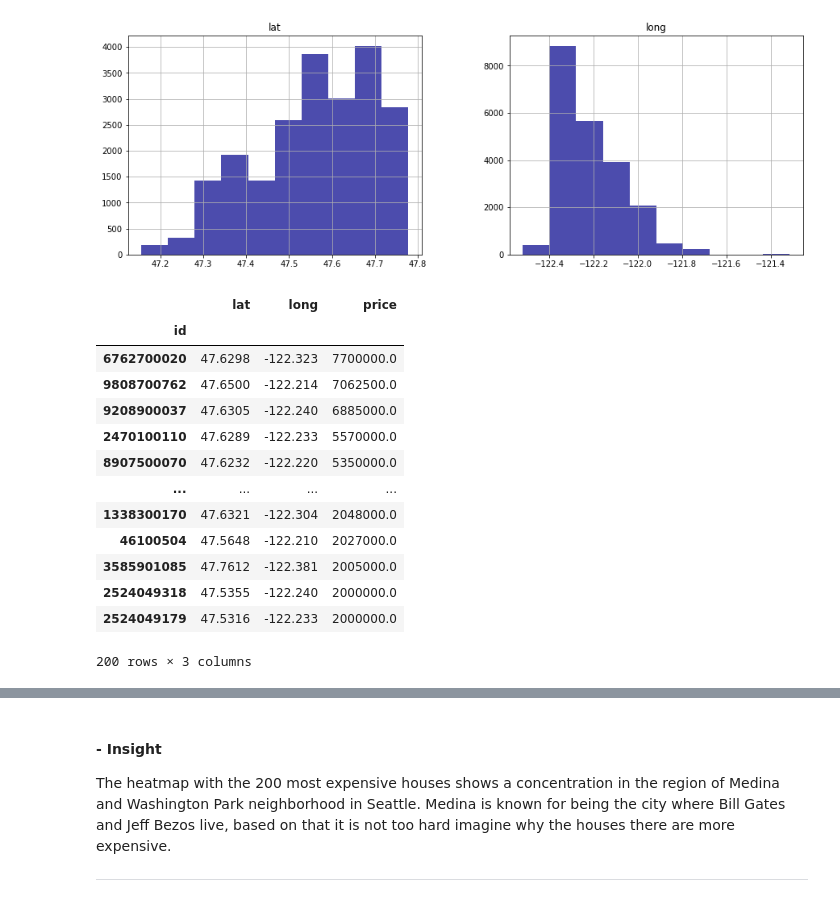
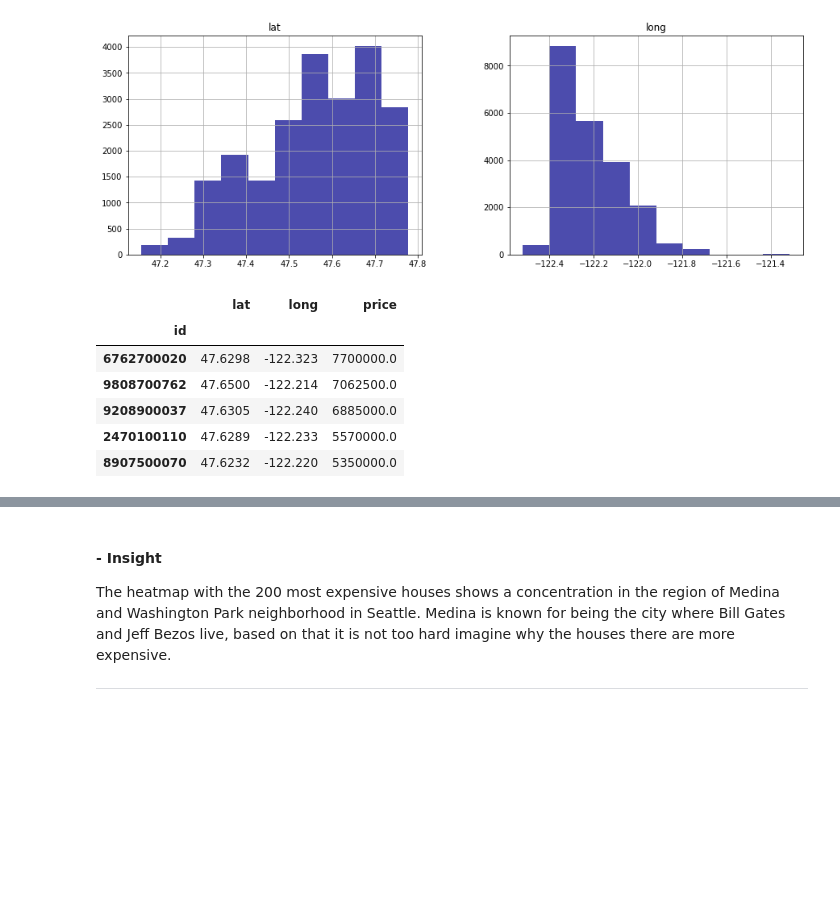
Before and after one commit to fbacellar/House_Rocket_House_Prices_Regression, a Jupyter notebook: notebook/house_rocket.ipynb, the cells around one changed output, grey strips where cells are left out. Cells and saved outputs as stored; diff of their text form; code cells hidden in the pictures; blank space fills up the shorter version.

```diff
--- a/notebook/house_rocket.ipynb
+++ b/notebook/house_rocket.ipynb
@@ -272,22 +256,15 @@ df_house_rocket.loc[:,["lat", "long"]].hist(alpha=0.7, figsize=(15,5), color='da
 plt.show()
 # %% [output]
 [figure]
-# %%
-# Criate a df with the 200 most expensive houses and their coordinates
-coords = df_house_rocket.loc[:, ["lat","long","price"] ].sort_values("price", ascending = False).head(200)
-coords
-# %% [output]
-|  | lat | long | price |
-| id |  |  |  |
-| 6762700020 | 47.6298 | -122.323 | 7700000.0 |
-| 9808700762 | 47.6500 | -122.214 | 7062500.0 |
-| 9208900037 | 47.6305 | -122.240 | 6885000.0 |
-| 2470100110 | 47.6289 | -122.233 | 5570000.0 |
-| 8907500070 | 47.6232 | -122.220 | 5350000.0 |
-| ... | ... | ... | ... |
-| 1338300170 | 47.6321 | -122.304 | 2048000.0 |
-| 46100504 | 47.5648 | -122.210 | 2027000.0 |
-| 3585901085 | 47.7612 | -122.381 | 2005000.0 |
-| 2524049318 | 47.5355 | -122.240 | 2000000.0 |
-| 2524049179 | 47.5316 | -122.233 | 2000000.0 |
-200 rows × 3 columns
+# %%
+# Criate a df with the 200 most expensive houses and their coordinates
+coords = df_house_rocket.loc[:, ["lat","long","price"] ].sort_values("price", ascending = False).head(200)
+coords.head()
+# %% [output]
+|  | lat | long | price |
+| id |  |  |  |
+| 6762700020 | 47.6298 | -122.323 | 7700000.0 |
+| 9808700762 | 47.6500 | -122.214 | 7062500.0 |
+| 9208900037 | 47.6305 | -122.240 | 6885000.0 |
+| 2470100110 | 47.6289 | -122.233 | 5570000.0 |
+| 8907500070 | 47.6232 | -122.220 | 5350000.0 |
```
Also changed, not shown: parts of 17 cells of this notebook.
